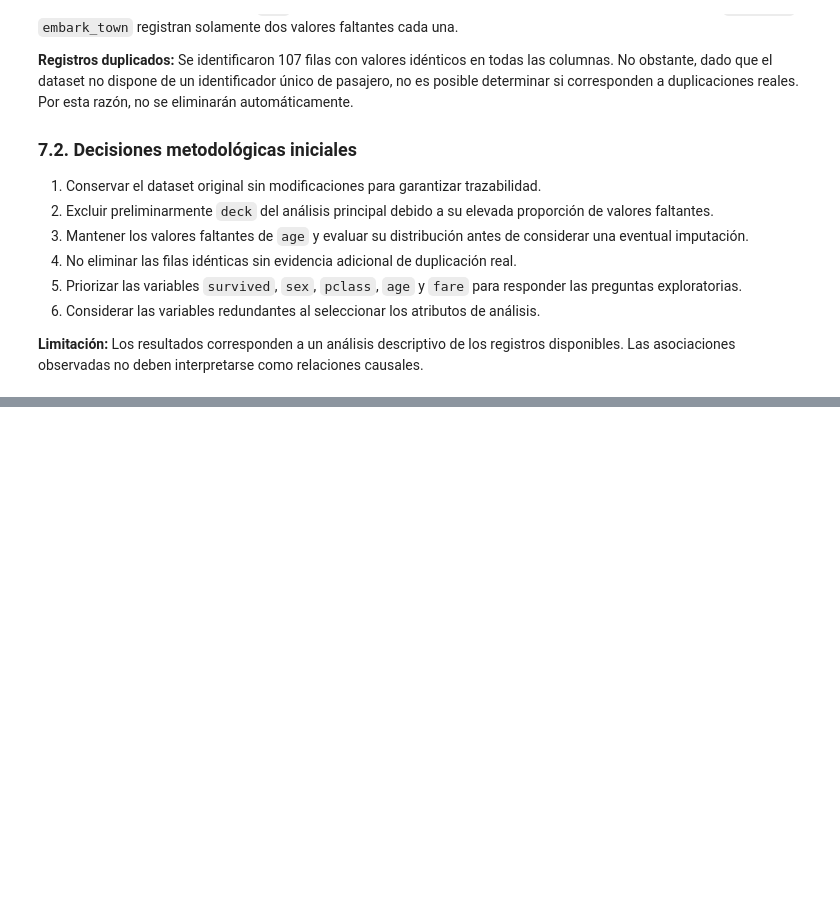
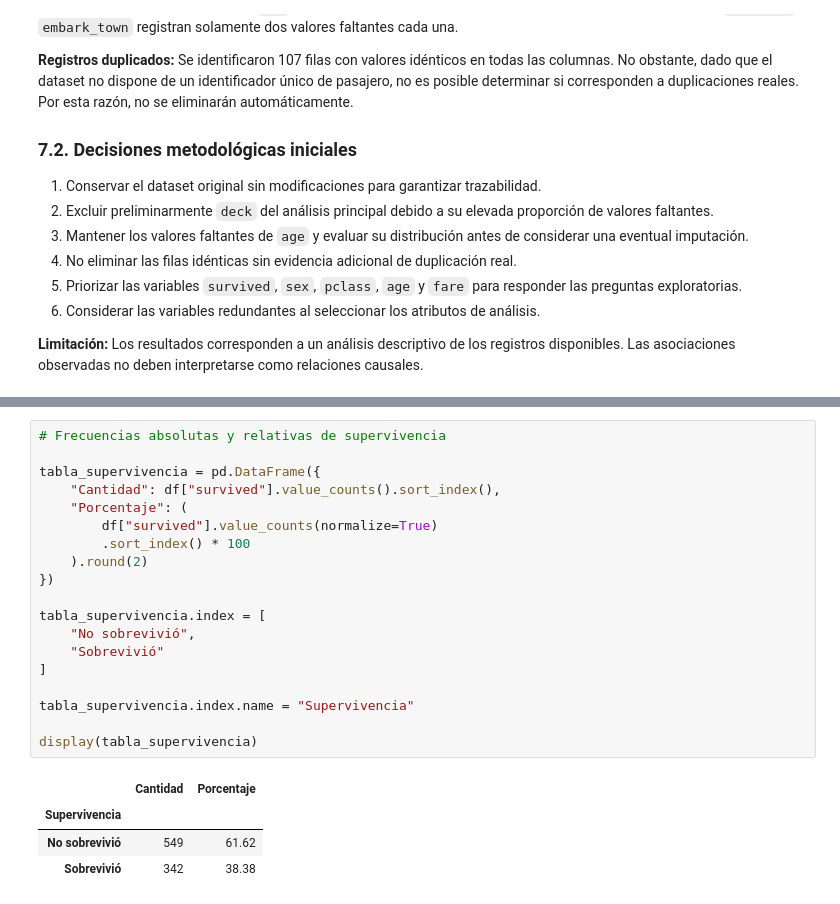
Before and after one commit to hernansaavedrag/exploracion-inteligente-datos, a Jupyter notebook: notebooks/fase1_eda.ipynb, the cells around one changed output, grey strips where cells are left out. Drawn from its saved outputs; the diff is of its cells as text; blank space fills up the shorter version.

```diff
--- a/notebooks/fase1_eda.ipynb
+++ b/notebooks/fase1_eda.ipynb
@@ -273,0 +295,24 @@ El conjunto de datos Titanic contiene 891 observaciones y 15 variables, incluyen
+# %%
+# Frecuencias absolutas y relativas de supervivencia
+
+tabla_supervivencia = pd.DataFrame({
+    "Cantidad": df["survived"].value_counts().sort_index(),
+    "Porcentaje": (
+        df["survived"].value_counts(normalize=True)
+        .sort_index() * 100
+    ).round(2)
+})
+
+tabla_supervivencia.index = [
+    "No sobrevivió",
+    "Sobrevivió"
+]
+
+tabla_supervivencia.index.name = "Supervivencia"
+
+display(tabla_supervivencia)
+# %% [output]
+|  | Cantidad | Porcentaje |
+| Supervivencia |  |  |
+| No sobrevivió | 549 | 61.62 |
+| Sobrevivió | 342 | 38.38 |
```
Also changed, not shown: parts of 4 cells of this notebook, 1 other file.
